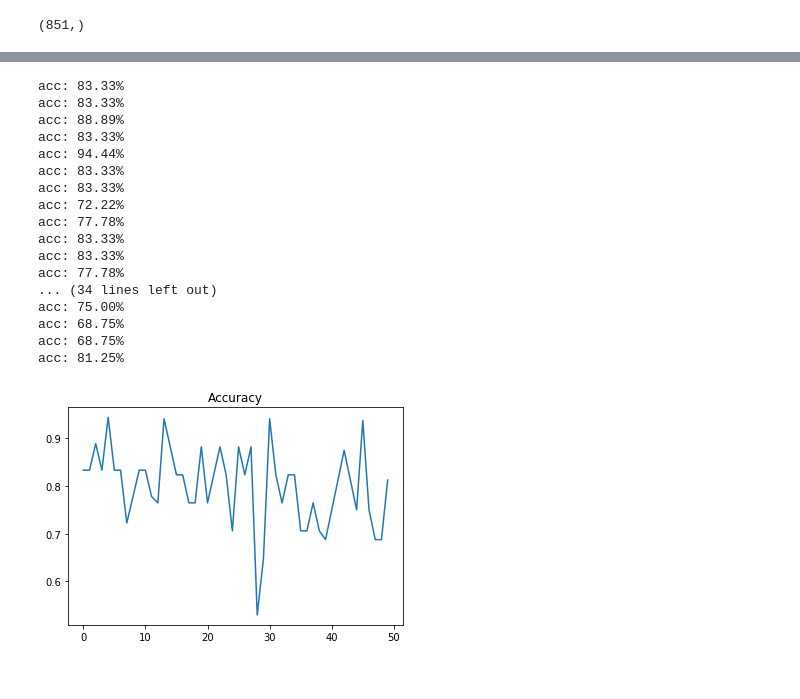
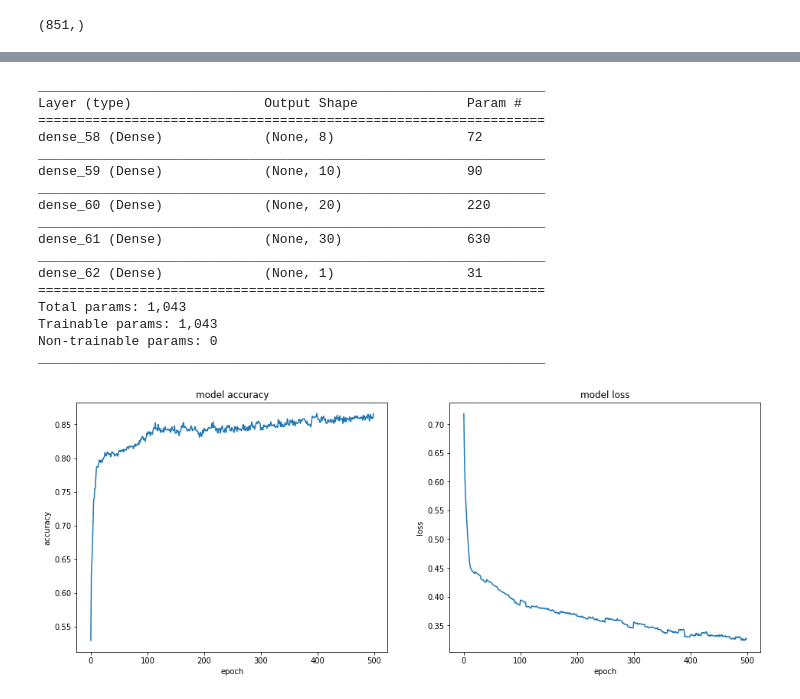
Before and after one commit to Vnicius/deep-learning-atividades, a Jupyter notebook: Manipulando-Dados/Manipulando Dados.ipynb, the cells around one changed output, grey strips where cells are left out. Cells and saved outputs as stored; diff of their text form; code cells hidden in the pictures.

```diff
--- a/Manipulando-Dados/Manipulando Dados.ipynb
+++ b/Manipulando-Dados/Manipulando Dados.ipynb
@@ -48,8 +52,8 @@ Nesse passo são verificados os dados da coluna 'Fare' a fim de identificar dado
 # %% [markdown]
 ### Distribuição dos dados antes da remoção dos valores discrepantes
 # %%
-df = helpers.drop_nan_row(df, 'Fare')
-helpers.plot_dist(df, 'Fare', 'hist')
+df = helpers.drop_nan_row(df, 'fare')
+helpers.plot_dist(df, 'fare', 'hist')
 
 len(df)
 # %% [output]
@@ -58,9 +62,9 @@ len(df)
 # %% [markdown]
 ### Distribuição dos dados após a remoção dos valores discrepantes
 # %%
-df = helpers.remove_outliers(df, "Fare", 2)
+df = helpers.remove_outliers(df, "fare", 2)
 
-helpers.plot_dist(df, 'Fare', 'hist')
+helpers.plot_dist(df, 'fare', 'hist')
 
 len(df)
 # %% [output]
@@ -85,5 +89,5 @@ Atributos como 'Age' e 'Fate' possuem uma grande variação de valores, o que po
 # %%
-df = helpers.titanic_preprocessing_pipeline(df)
+df = helpers.titanic_preprocessing_pipeline(df, 'standard')
 
 print(len(df))
 
@@ -130,6 +157,6 @@ data_test = helpers.titanic_preprocessing_pipeline(data_test)
 # %%
-y_train = data_train['Survived'].values
-data_train = data_train.drop(['Survived'], axis=1)
+y_train = data_train['survived'].values
+data_train = data_train.drop(['survived'], axis=1)
 x_train = data_train.values
 
 y_test = data_test['survived'].values
@@ -144,46 +171,50 @@ y_train.shape
 # %%
 seed = 7
-numpy.random.seed(seed)
+np.random.seed(seed)
 
 kfold = StratifiedKFold(n_splits=50, shuffle=True, random_state=seed)
 
 model = Sequential()
-model.add(Dense(x_train.shape[1], input_dim=x_train.shape[1], activation='relu'))
-model.add(Dense(20, activation='sigmoid'))
-model.add(Dense(20, activation='sigmoid'))
-model.add(Dense(30, activation='sigmoid'))
-model.add(Dense(1, activation='relu'))
+model.add(Dense(x_train.shape[1], input_dim=x_train.shape[1], activation='tanh'))
+model.add(Dense(10, activation='tanh'))
+model.add(Dense(20, activation='tanh'))
+model.add(Dense(30, activation='tanh'))
+model.add(Dense(1, activation='sigmoid'))
+
+model.summary()
 
 model.compile(loss='binary_crossentropy', optimizer='adam', metrics=['accuracy'])
 
 acc_track = []
+loss_track = []
 
 for train, test in kfold.split(x_train, y_train):
-    model.fit(x_train[train], y_train[train], epochs=10, batch_size=10, verbose=0, shuffle=True)
-    scores = model.evaluate(x_train[test], y_train[test], verbose=0)
-    acc_track.append(scores[1])
-    print("%s: %.2f%%" % (model.metrics_names[1], scores[1]*100))
+    history = model.fit(x_train[train], y_train[train], epochs=10, batch_size=100, verbose=0, shuffle=True,
+                  validation_data=(x_train[test], y_train[test]))
 
-plt.plot(acc_track)
-plt.title('Accuracy')
-plt.show()
+    for acc, loss in zip(history.history['acc'], history.history['loss']):
+        acc_track.append(acc)
+        loss_track.append(loss)
+
+
+helpers.plot_acc_loss(acc_track, loss_track)
 # %% [output]
-acc: 83.33%
-acc: 83.33%
-acc: 88.89%
-acc: 83.33%
-acc: 94.44%
-acc: 83.33%
-acc: 83.33%
-acc: 72.22%
-acc: 77.78%
-acc: 83.33%
-acc: 83.33%
-acc: 77.78%
-... (34 lines left out)
-acc: 75.00%
-acc: 68.75%
-acc: 68.75%
-acc: 81.25%
+_________________________________________________________________
+Layer (type)                 Output Shape              Param #
+=================================================================
+dense_58 (Dense)             (None, 8)                 72
+_________________________________________________________________
+dense_59 (Dense)             (None, 10)                90
+_________________________________________________________________
+dense_60 (Dense)             (None, 20)                220
+_________________________________________________________________
+dense_61 (Dense)             (None, 30)                630
+_________________________________________________________________
+dense_62 (Dense)             (None, 1)                 31
+=================================================================
+Total params: 1,043
+Trainable params: 1,043
+Non-trainable params: 0
+_________________________________________________________________
-[figure, old version]
+[figure, new version]
 # %%
```
Also changed, not shown: parts of 33 cells of this notebook, 2 other files.
